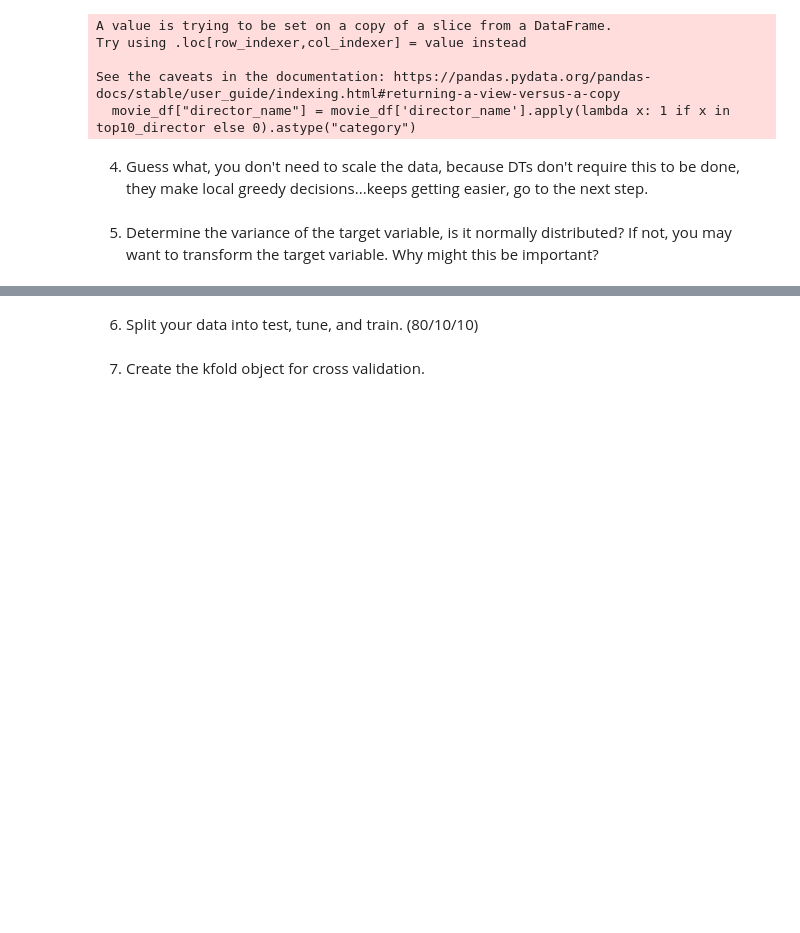
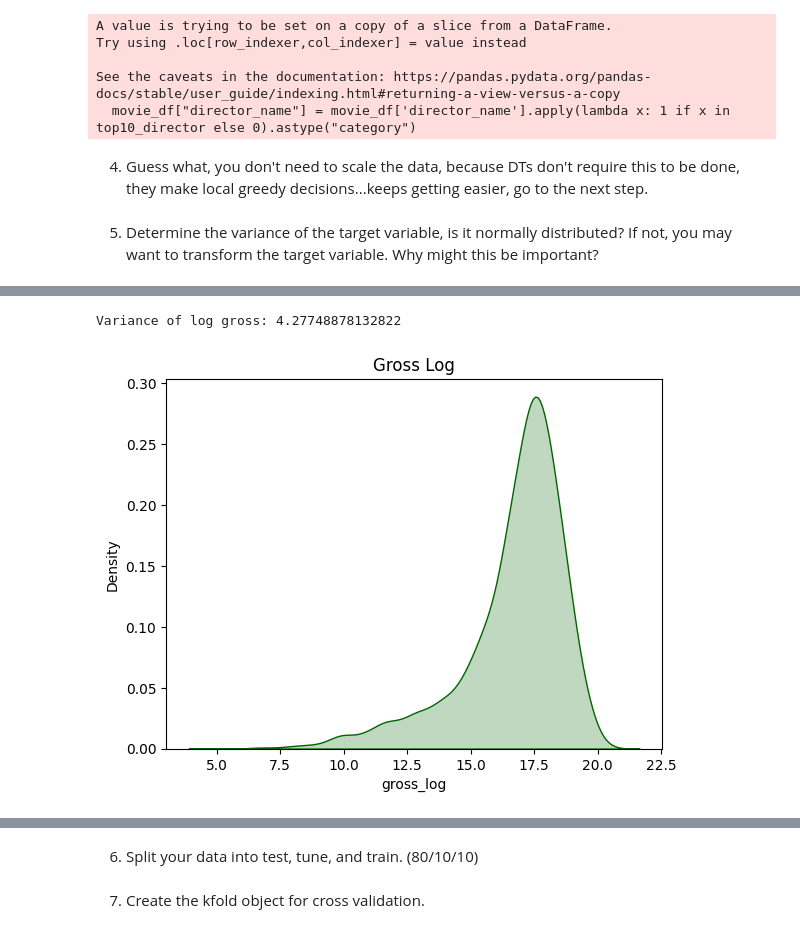
Before and after one commit to masonnicoletti/DS-3021, a Jupyter notebook: 09_DT_Regression/dt_regression_lab.ipynb, the cells around one changed output, grey strips where cells are left out. Drawn from its saved outputs; the diff is of its cells as text; code cells hidden in the pictures; blank space fills up the shorter version.

```diff
--- a/09_DT_Regression/dt_regression_lab.ipynb
+++ b/09_DT_Regression/dt_regression_lab.ipynb
@@ -132,0 +141,17 @@ print(var_gross)
+# %%
+# Transform the gross column
+
+# Log Transformation
+movie_data['gross_log'] = np.log1p(movie_data['gross'])
+
+# Determine the variance of the normalized gross data
+var_gross_log = movie_data['gross_log'].var()
+print("Variance of log gross:", var_gross_log)
+
+# Create density plot of gross_log
+sns.kdeplot(movie_data['gross_log'], fill=True, color='darkgreen')
+plt.title("Gross Log")
+plt.show()
+# %% [output]
+Variance of log gross: 4.27748878132822
+[figure, added]
```
Also changed, not shown: parts of 19 cells of this notebook.
